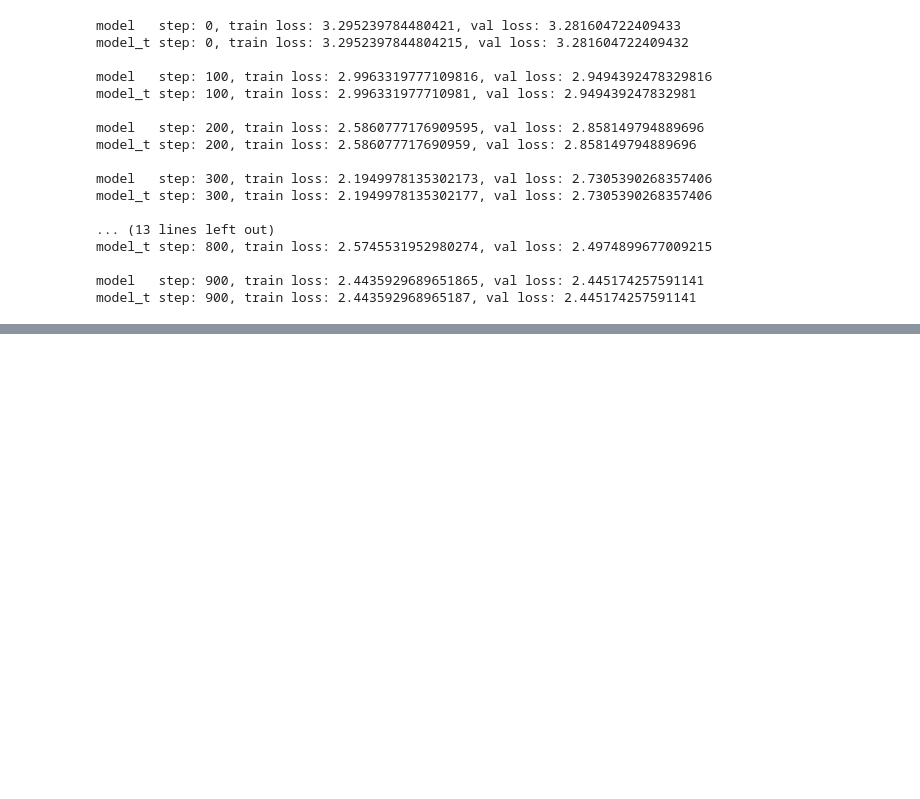
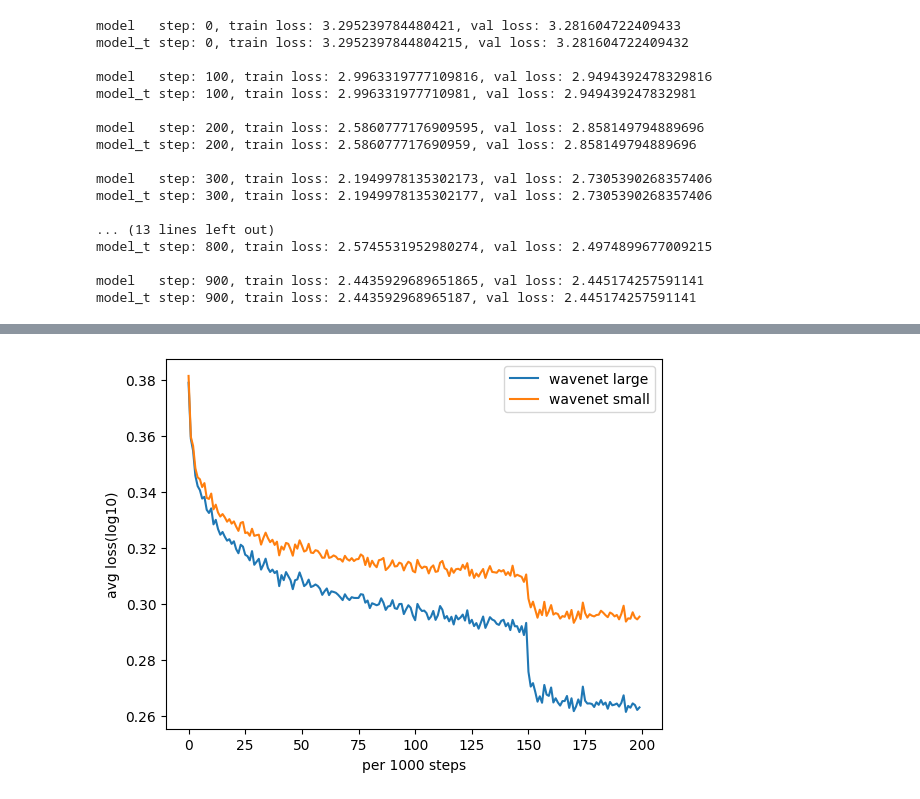
Before and after one commit to xiaobo-yang/my_makemore, a Jupyter notebook: mlp_demo.ipynb, the cells around one changed output, grey strips where cells are left out. Saved outputs shown, nothing was run; the diff lists cells and outputs as text; code cells hidden in the pictures; blank space fills up the shorter version.

Commit message:
finish wavenet

```diff
--- a/mlp_demo.ipynb
+++ b/mlp_demo.ipynb
@@ -415,0 +514,12 @@ model_t step: 900, train loss: 2.443592968965187, val loss: 2.445174257591141
+# %%
+import matplotlib.pyplot as plt
+
+avg_step = 1000
+plt.plot(torch.tensor(lossis).view(-1, avg_step).mean(dim=1), label='wavenet large')
+plt.plot(torch.tensor(lossis_wavenet).view(-1, avg_step).mean(dim=1), label='wavenet small')
+plt.xlabel(f'per {avg_step} steps')
+plt.ylabel('avg loss(log10)')
+plt.legend()
+plt.show()
+# %% [output]
+[figure, added]
```
Also changed, not shown: parts of 5 cells of this notebook.
